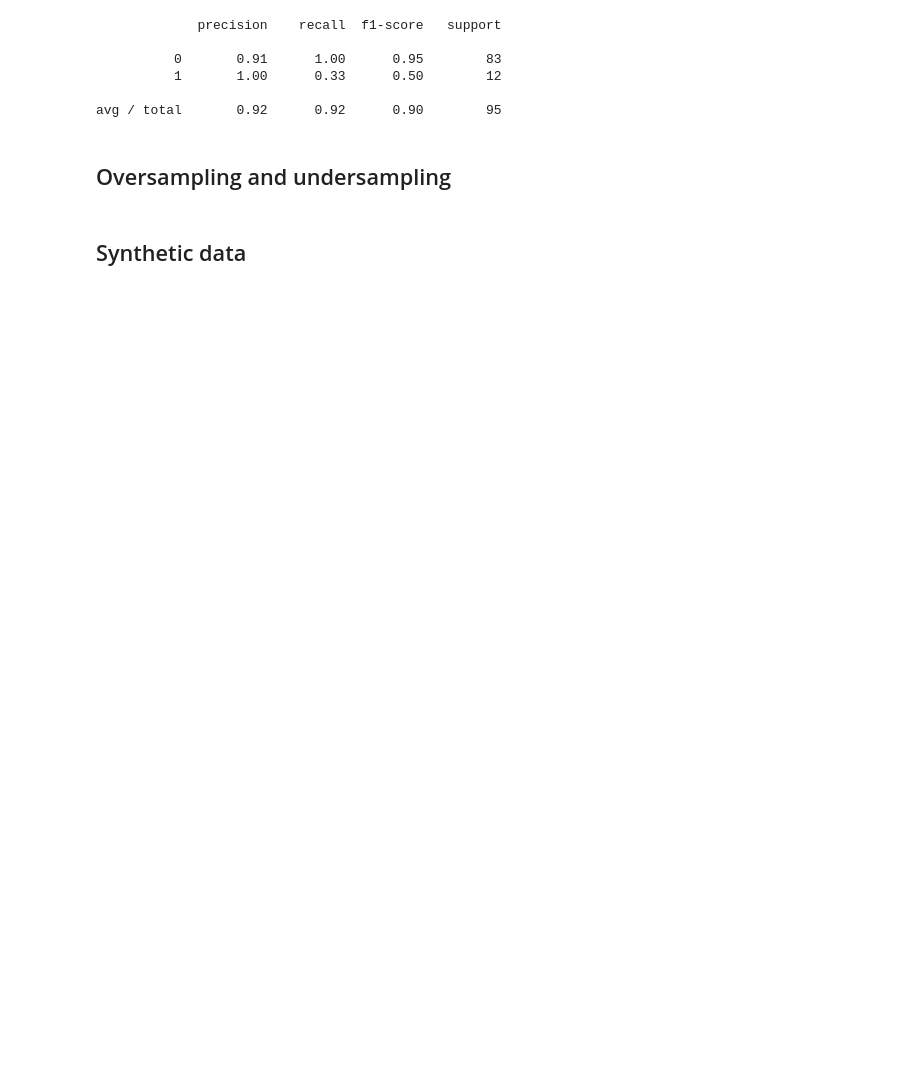
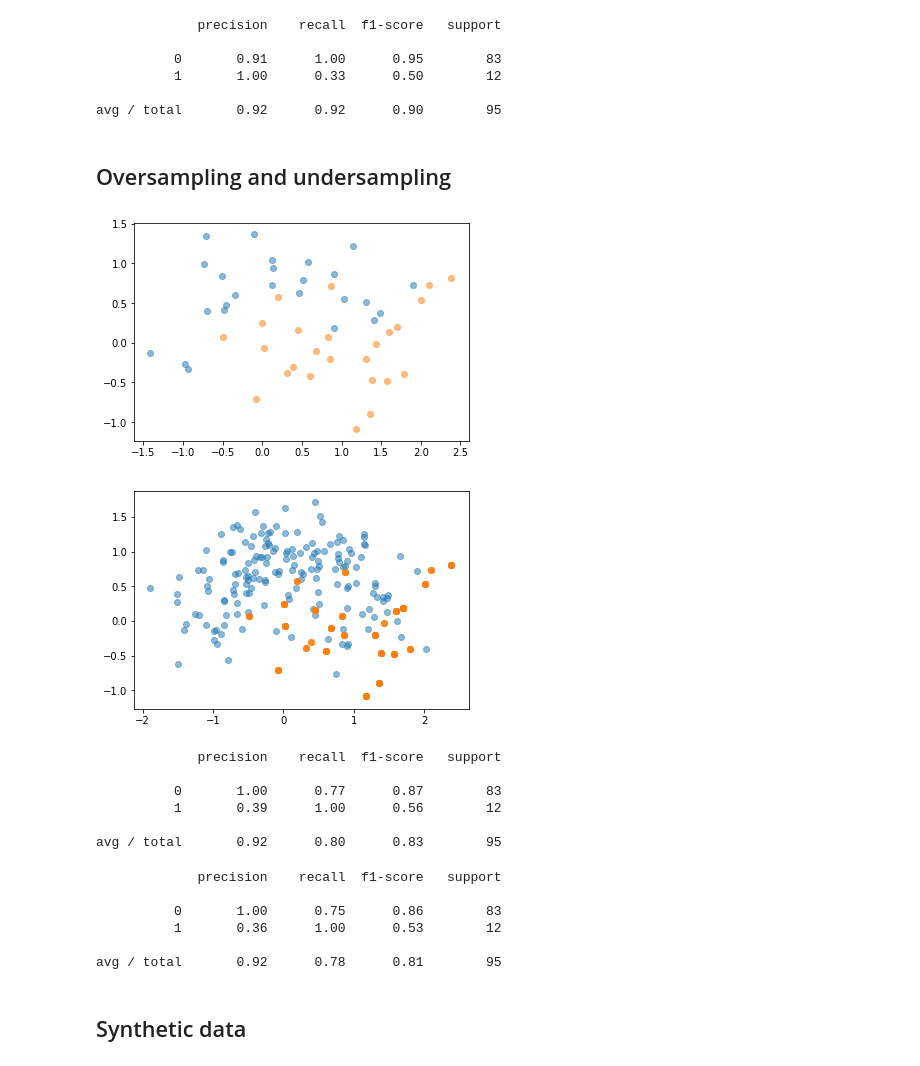
Before and after one commit to jjfallon/imbalanced-classes, a Jupyter notebook: pre-processing.ipynb, the cells around one changed output. Saved outputs shown, nothing was run; the diff lists cells and outputs as text; code cells hidden in the pictures; blank space fills up the shorter version.

```diff
--- a/pre-processing.ipynb
+++ b/pre-processing.ipynb
@@ -67,5 +65,45 @@ print classification_report(y_true=y_test, y_pred=y_predict)
 avg / total       0.92      0.92      0.90        95
 # %% [markdown]
 ## Oversampling and undersampling
+# %%
+under = RandomUnderSampler(random_state=40)
+over = RandomOverSampler(random_state=40)
+
+X_usamp, y_usamp = under.fit_sample(X_train, y_train)
+X_osamp, y_osamp = over.fit_sample(X_train, y_train)
+
+plot_data(X_usamp, y_usamp)
+plot_data(X_osamp, y_osamp)
+# %% [output]
+[figure, added]
+[figure, added]
+# %%
+model_u = SVC(random_state=40, probability=True)
+model_u.fit(X_usamp, y_usamp)
+
+y_upredict = model_u.predict(X_test)
+
+print classification_report(y_true=y_test, y_pred=y_upredict)
+# %% [output]
+             precision    recall  f1-score   support
+
+          0       1.00      0.77      0.87        83
+          1       0.39      1.00      0.56        12
+
+avg / total       0.92      0.80      0.83        95
+# %%
+model_o = SVC(random_state=40, probability=True)
+model_o.fit(X_osamp, y_osamp)
+
+y_opredict = model_o.predict(X_test)
+
+print classification_report(y_true=y_test, y_pred=y_opredict)
+# %% [output]
+             precision    recall  f1-score   support
+
+          0       1.00      0.75      0.86        83
+          1       0.36      1.00      0.53        12
+
+avg / total       0.92      0.78      0.81        95
 # %% [markdown]
 ## Synthetic data
```
Also changed, not shown: parts of 8 cells of this notebook, 1 other file.
